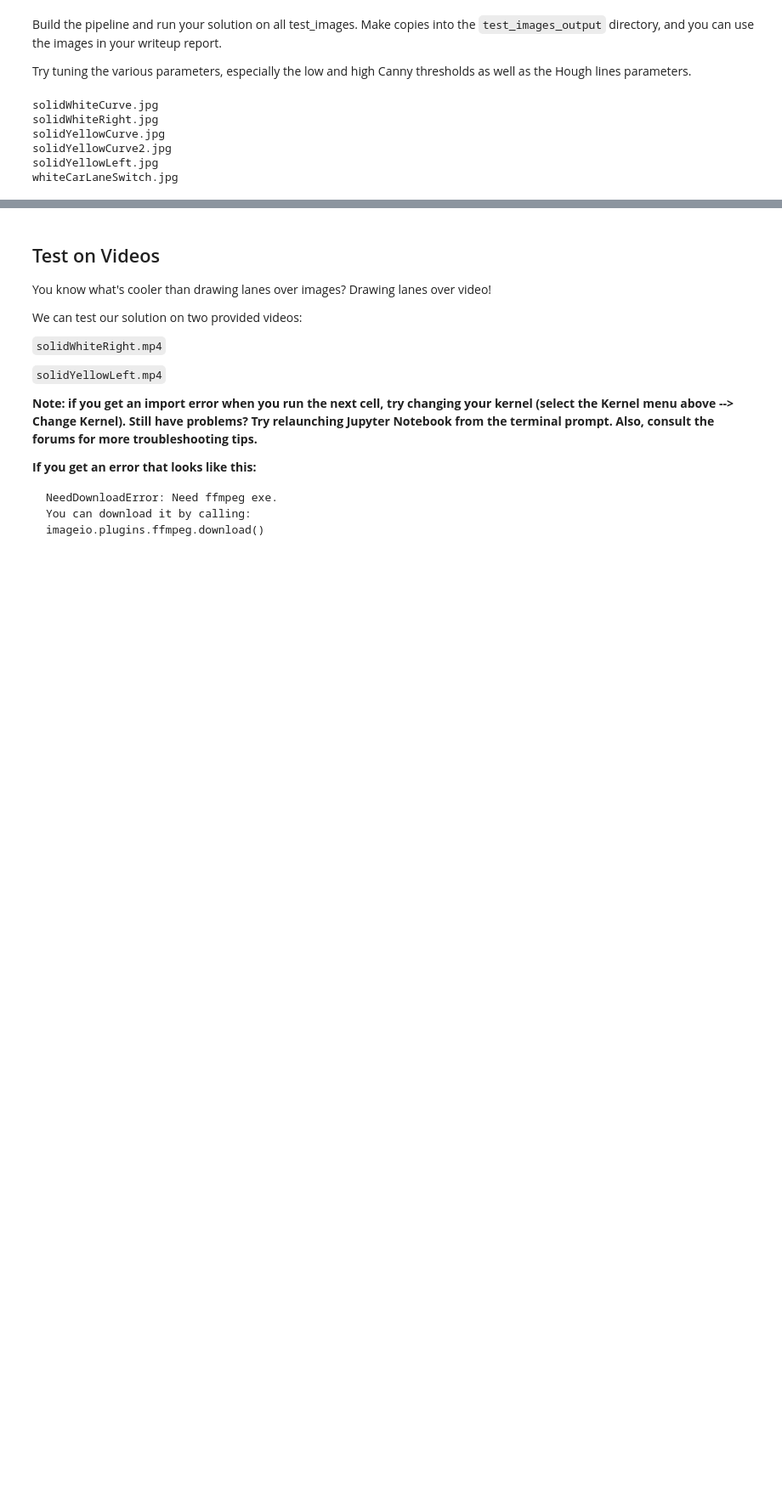
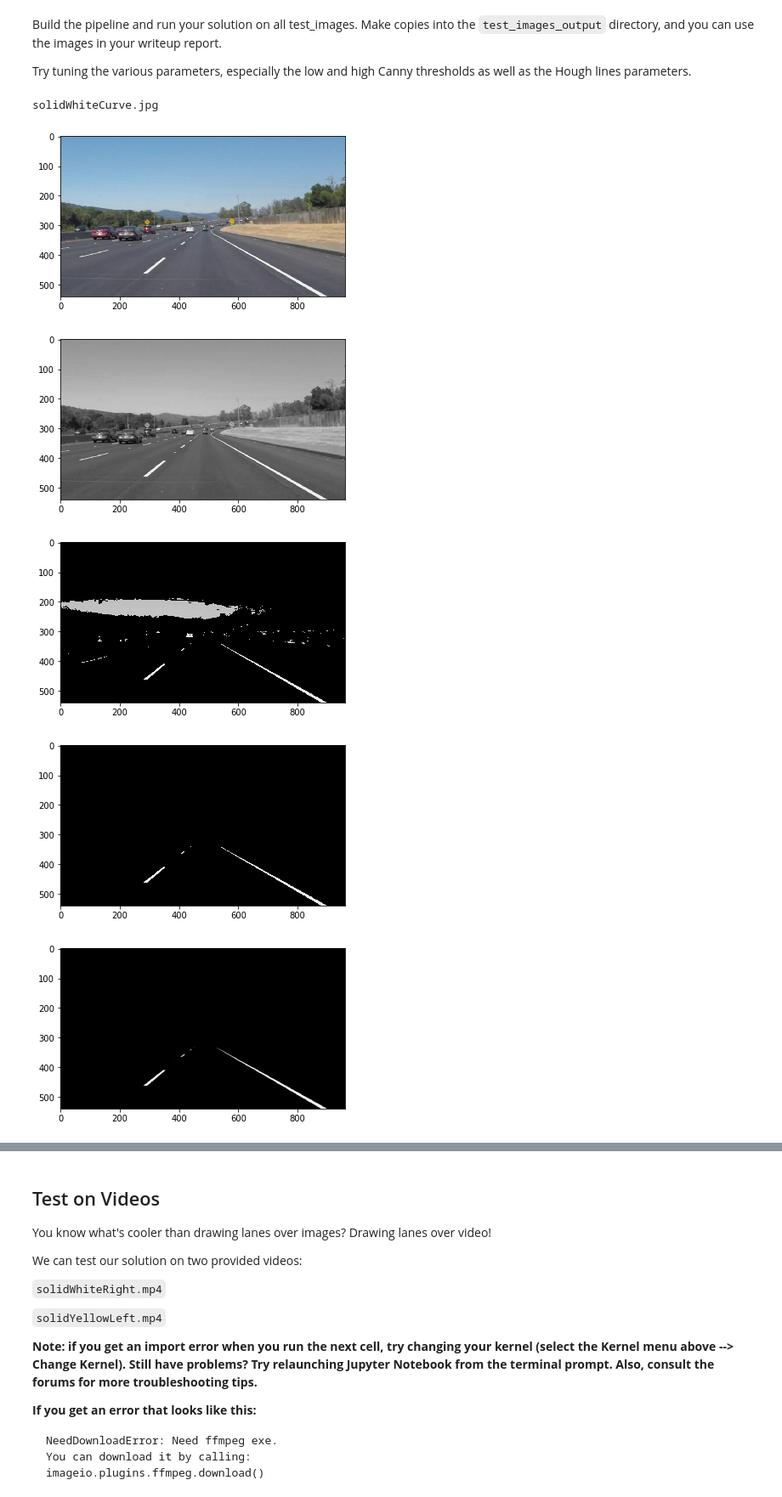
Before and after one commit to ranadewa/CarND-LaneLines-P1, a Jupyter notebook: P1.ipynb, the cells around one changed output, grey strips where cells are left out. Shown at 85% size. Drawn from its saved outputs; the diff is of its cells as text; code cells hidden in the pictures; blank space fills up the shorter version.

```diff
--- a/P1.ipynb
+++ b/P1.ipynb
@@ -245,44 +254,59 @@ Try tuning the various parameters, especially the low and high Canny thresholds
 # TODO: Build your pipeline that will draw lane lines on the test_images
 # then save them to the test_images_output directory.
 
+def show(image):
+    plt.imshow(image, cmap='gray')
+    plt.show()
+
 def applyColorMask(image):
     image = grayscale(image)
+    show(image)
     color_mask = cv2.inRange(image, 190, 255)
     image = cv2.bitwise_and(image, color_mask)
     return image
 
 def detectLines(image):
-
+    show(image)
     original = np.copy(image)
     shape  = image.shape
     image = applyColorMask(image)
+    show(image)
     image = region_of_interest(image, np.array([[(0,shape[0]), (420, 330), (530, 330), (shape[1],shape[0])]], dtype=np.int32))
+    show(image)
 
 
     kernel_size =5
     image = gaussian_blur(image,kernel_size)
+    show(image)
 
-    low_threshold = 70
-    high_threshold = 210
+    low_threshold = 50
+    high_threshold = 150
     edges = canny(image, low_threshold, high_threshold)
+    show(edges)
 
     rho = 2 # distance resolution in pixels of the Hough grid
     theta = np.pi/180 # angular resolution in radians of the Hough grid
-    threshold = 40     # minimum number of votes (intersections in Hough grid cell)
-    min_line_len = 20 #minimum number of pixels making up a line
+    threshold = 25     # minimum number of votes (intersections in Hough grid cell)
+    min_line_len = 10 #minimum number of pixels making up a line
     max_line_gap = 5    # maximum gap in pixels between connectable line segments
     houghlines = hough_lines(edges, rho, theta, threshold, min_line_len, max_line_gap)
+    show(houghlines)
     image = weighted_img(houghlines, original, α=0.8, β=2., γ=0.)
 
     return image
 
 for image_name in os.listdir("test_images/"):
+    #image_name = 'solidYellowCurve2.jpg'
+    print(image_name)
     image = detectLines(mpimg.imread("test_images/" + image_name))
     cv2.imwrite("test_images_output/" + image_name, image)
+    show(image)
+plt.gca().invert_yaxis()
+plt.show()
 # %% [output]
 solidWhiteCurve.jpg
-solidWhiteRight.jpg
-solidYellowCurve.jpg
-solidYellowCurve2.jpg
-solidYellowLeft.jpg
-whiteCarLaneSwitch.jpg
+[figure, added]
+[figure, added]
+[figure, added]
+[figure, added]
+[figure, added]
```
Also changed, not shown: parts of 6 cells of this notebook, 10 other files.
